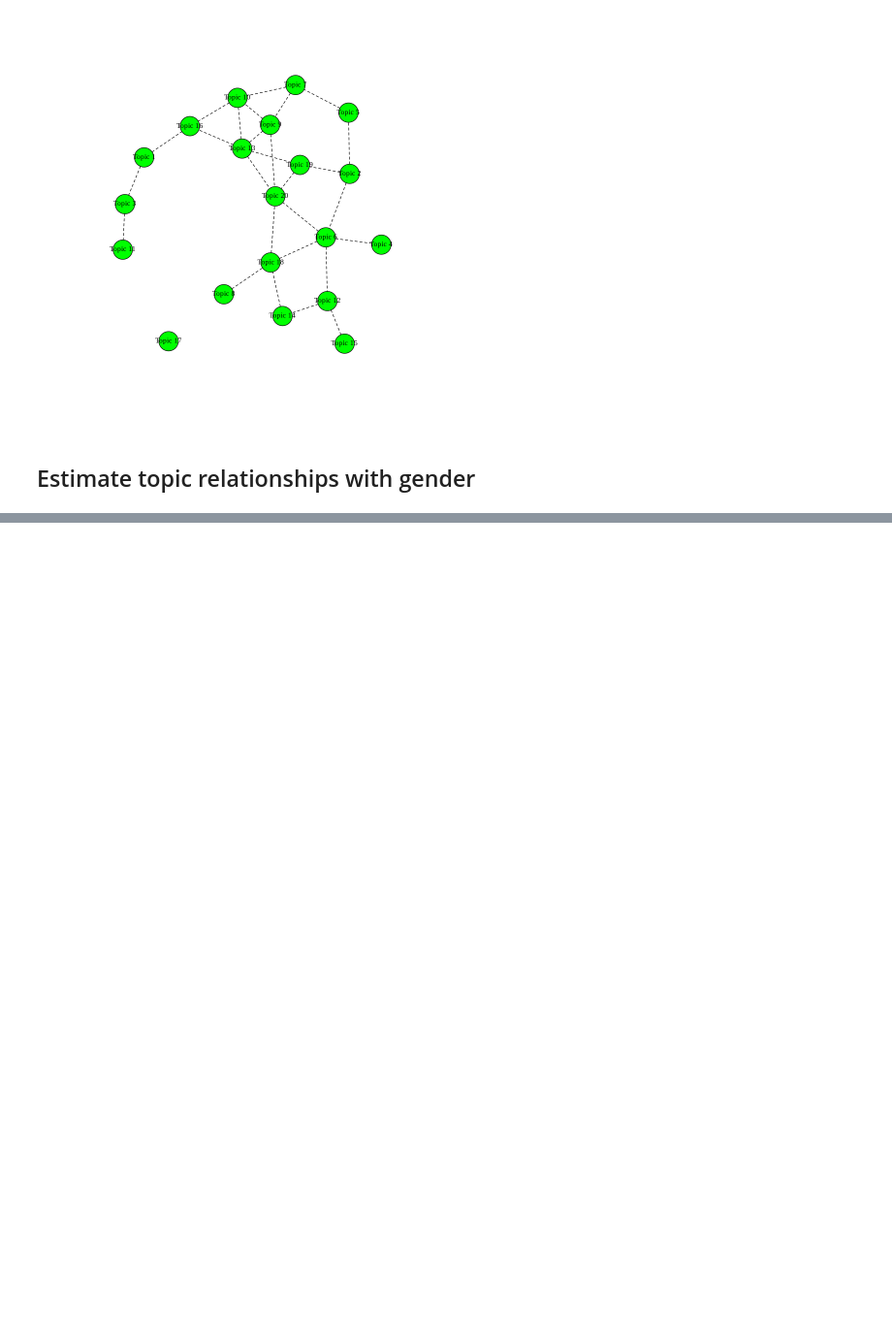
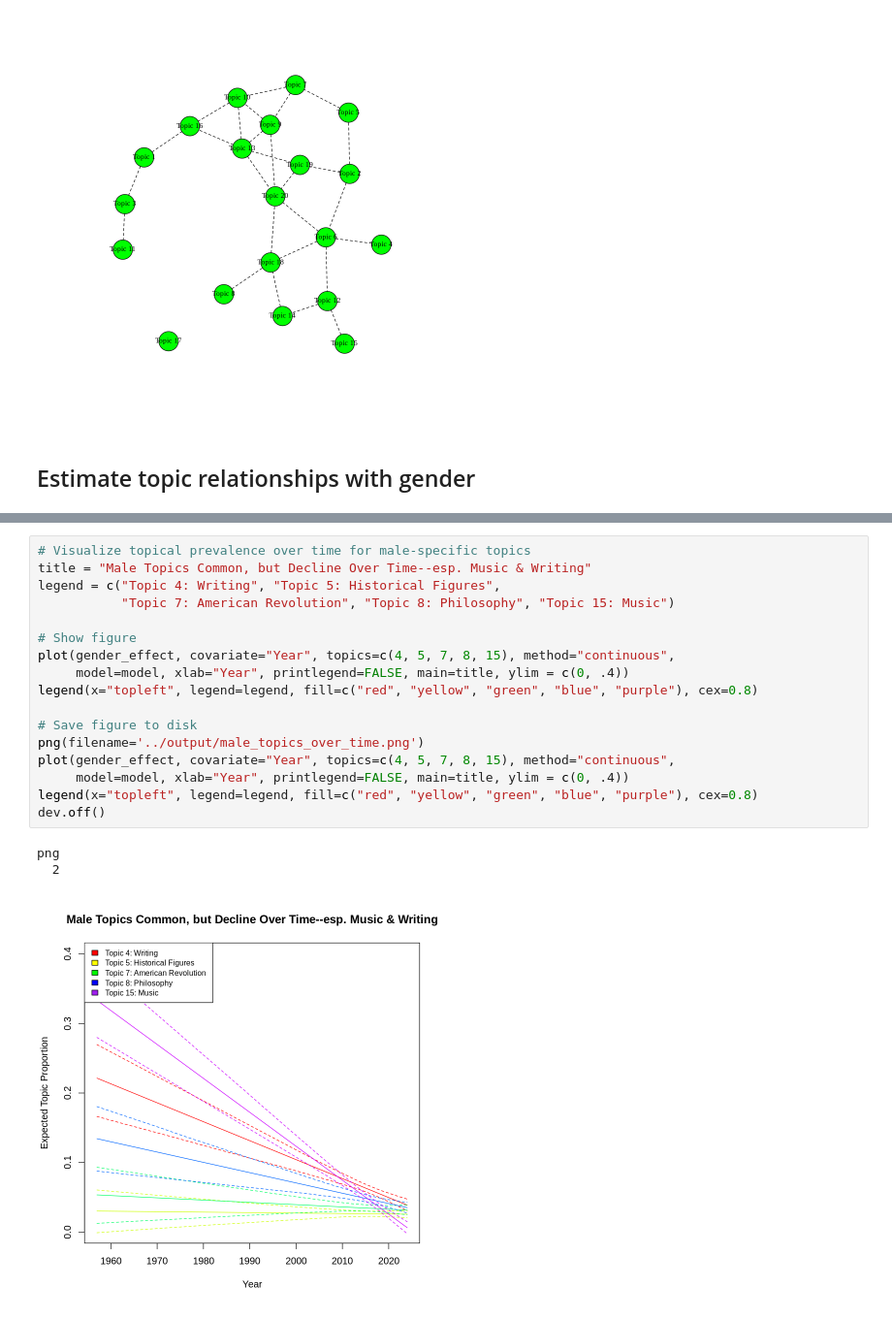
Before and after one commit to jhaber-zz/neh-nlp, a Jupyter notebook: code/topic_modeling.ipynb, the cells around one changed output, grey strips where cells are left out. Shown at 97% size. Cells and saved outputs as stored; diff of their text form; blank space fills up the shorter version.

```diff
--- a/code/topic_modeling.ipynb
+++ b/code/topic_modeling.ipynb
@@ -297,0 +346,21 @@ A tibble: 7 × 4
+# %%
+# Visualize topical prevalence over time for male-specific topics
+title = "Male Topics Common, but Decline Over Time--esp. Music & Writing"
+legend = c("Topic 4: Writing", "Topic 5: Historical Figures",
+           "Topic 7: American Revolution", "Topic 8: Philosophy", "Topic 15: Music")
+
+# Show figure
+plot(gender_effect, covariate="Year", topics=c(4, 5, 7, 8, 15), method="continuous",
+     model=model, xlab="Year", printlegend=FALSE, main=title, ylim = c(0, .4))
+legend(x="topleft", legend=legend, fill=c("red", "yellow", "green", "blue", "purple"), cex=0.8)
+
+# Save figure to disk
+png(filename='../output/male_topics_over_time.png')
+plot(gender_effect, covariate="Year", topics=c(4, 5, 7, 8, 15), method="continuous",
+     model=model, xlab="Year", printlegend=FALSE, main=title, ylim = c(0, .4))
+legend(x="topleft", legend=legend, fill=c("red", "yellow", "green", "blue", "purple"), cex=0.8)
+dev.off()
+# %% [output]
+png
+  2
+[figure, added]
```
Also changed, not shown: parts of 26 cells of this notebook, 1 other file.
